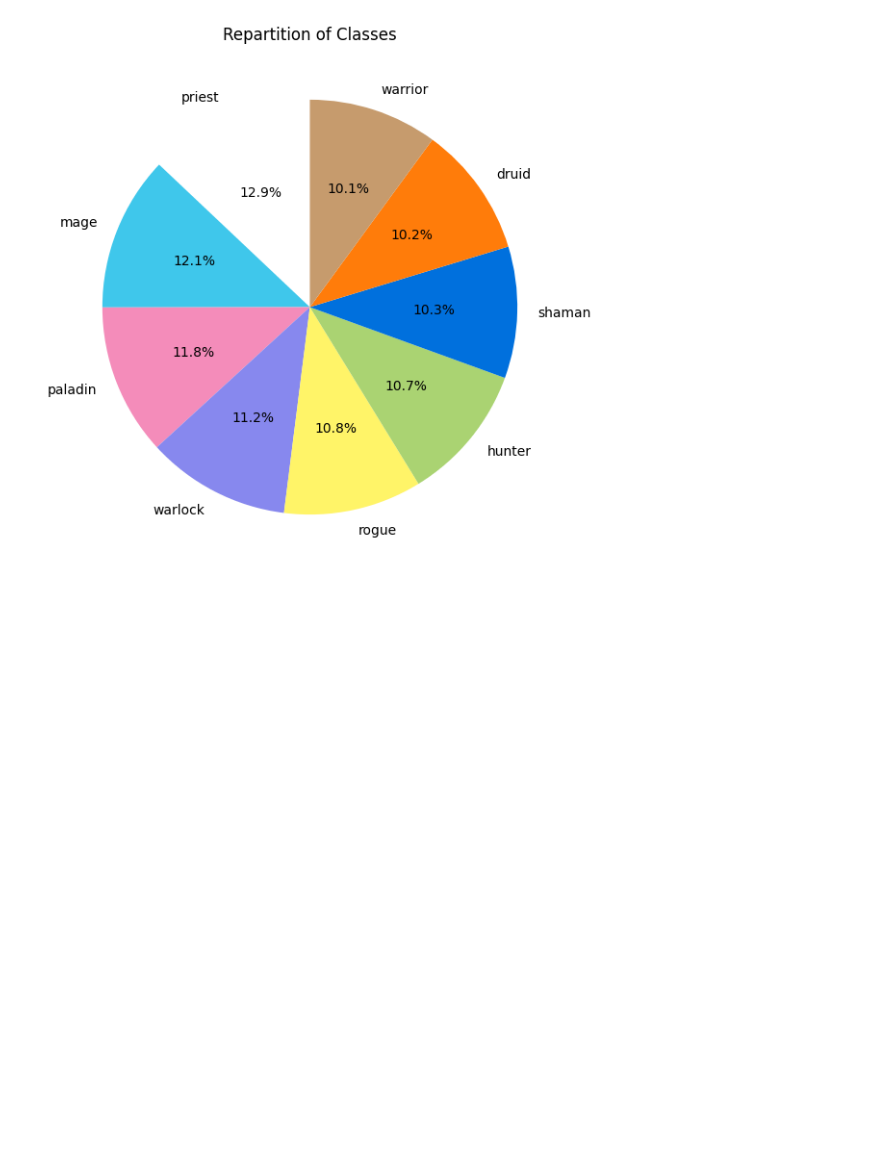
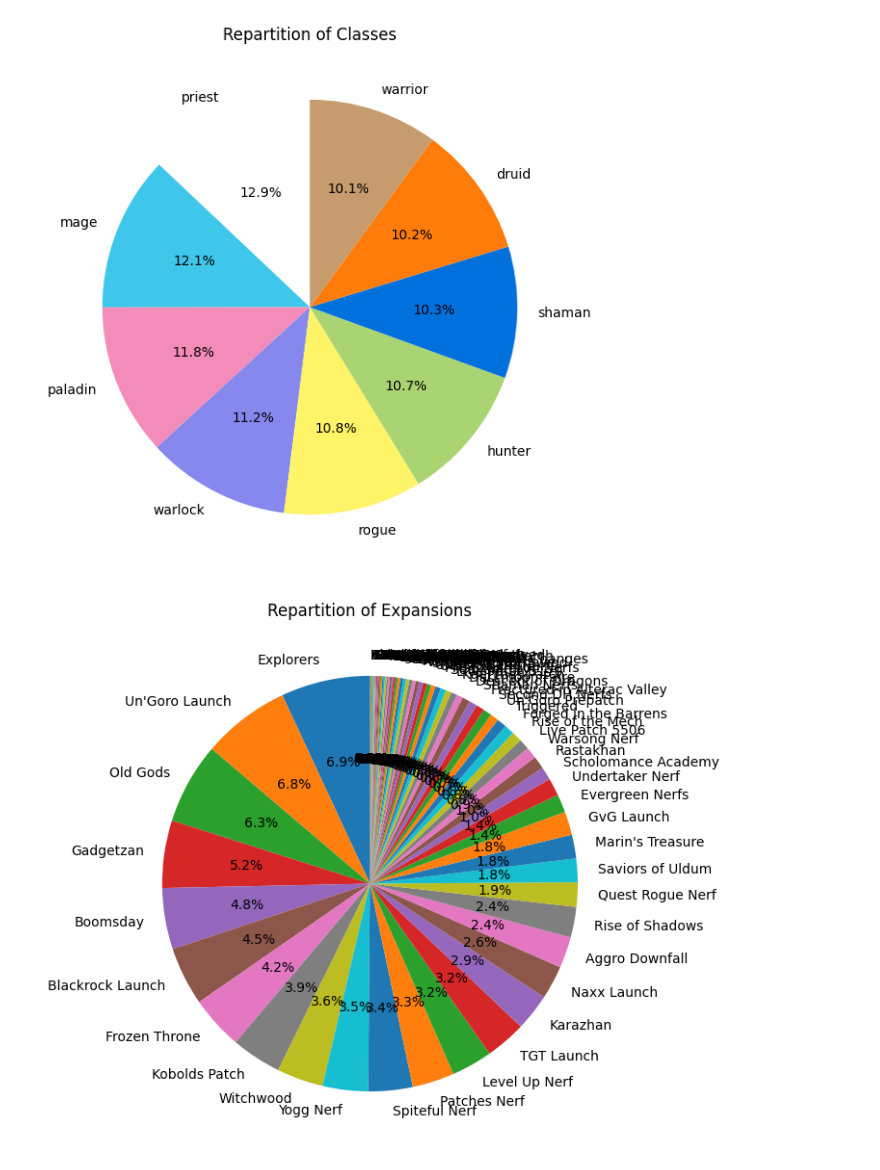
Before and after one commit to Varadiell/alyra-hearthstone-companion, a Jupyter notebook: analysis.ipynb, the cells around one changed output. Cells and saved outputs as stored; diff of their text form; code cells hidden in the pictures; blank space fills up the shorter version.

```diff
--- a/analysis.ipynb
+++ b/analysis.ipynb
@@ -176,3 +176,16 @@ plt.title('Repartition of Classes')
 plt.show()
 # %% [output]
 [figure]
+# %%
+import matplotlib.pyplot as plt
+
+# Count the occurrences of each expansion
+expansion_counts = filtered_df['expansion'].value_counts()
+
+# Plotting the pie chart
+plt.figure(figsize=(10, 7))
+plt.pie(expansion_counts, labels=expansion_counts.index, autopct='%1.1f%%', startangle=90)
+plt.title('Repartition of Expansions')
+plt.show()
+# %% [output]
+[figure, added]
```
